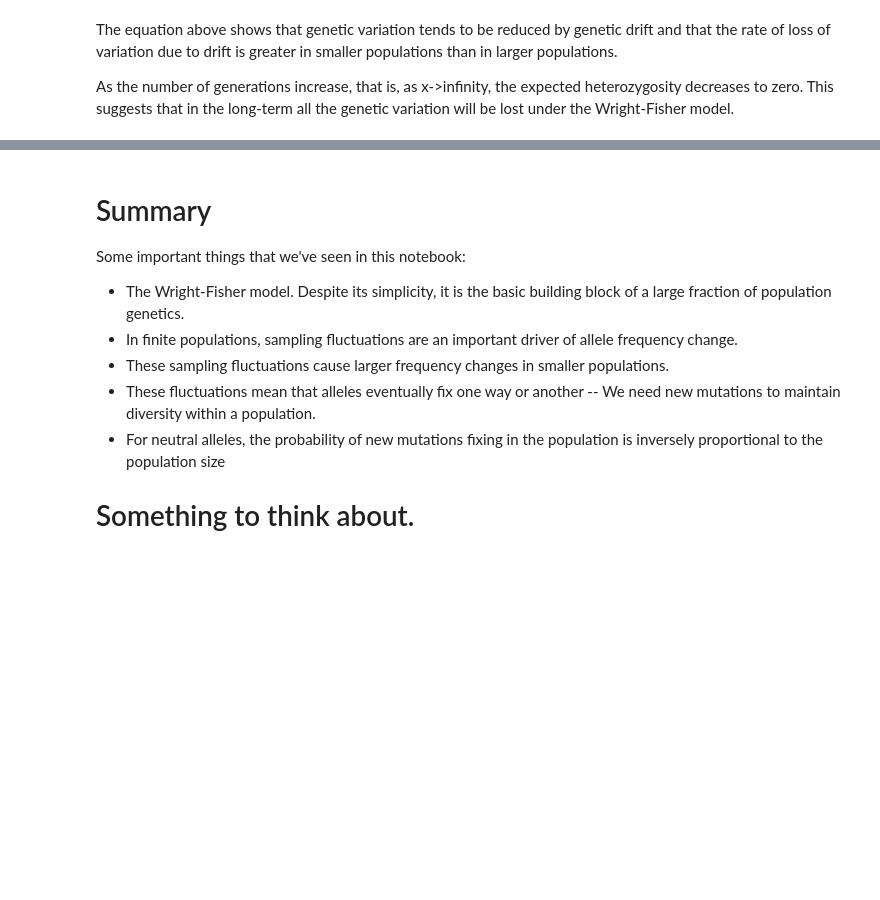
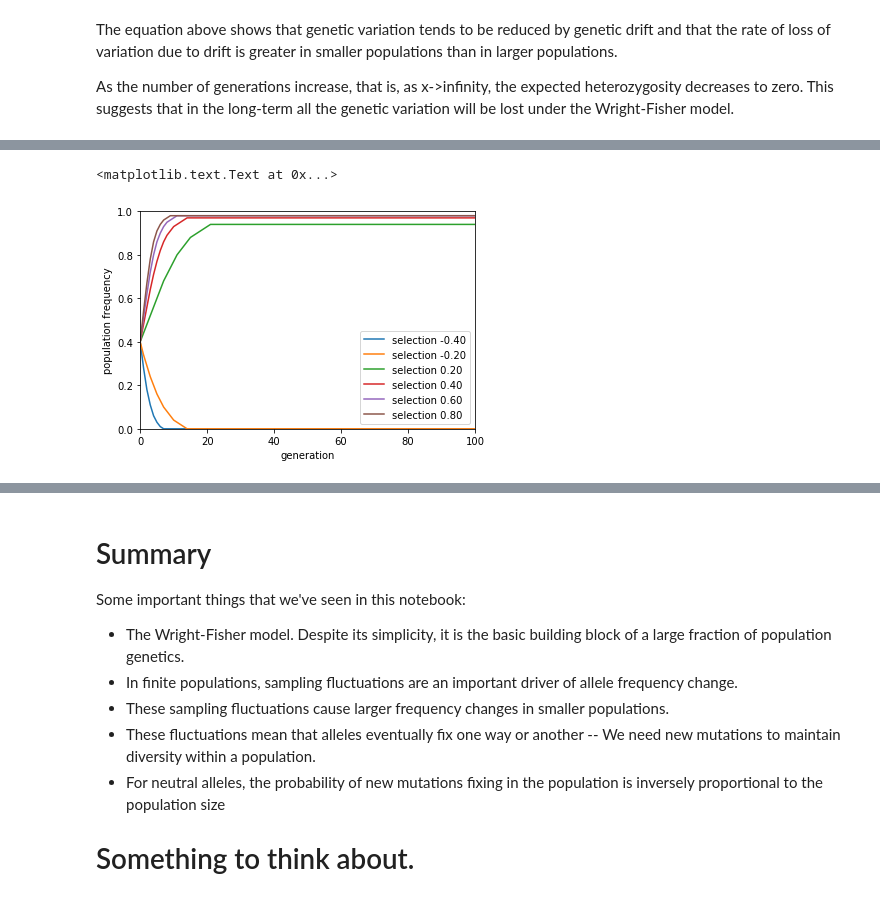
Before and after one commit to Dyex719/GSOC-C3G, a Jupyter notebook: Submission.ipynb, the cells around one changed output, grey strips where cells are left out. Drawn from its saved outputs; the diff is of its cells as text; code cells hidden in the pictures; blank space fills up the shorter version.

Commit message:
Added effect of Selection

```diff
--- a/Submission.ipynb
+++ b/Submission.ipynb
@@ -723,0 +745,65 @@ As the number of generations increase, that is, as x->infinity, the expected het
+# %%
+p0   = 0.4  # initial proportion of "1" alleles
+nInd = 100 # initial population size (number of individuals)
+
+# Initialize a population of length nInd with only 0 alleles.
+initial_population = np.zeros(nInd)
+
+# Set the first p0*nInd alleles to 1.
+p1 = int(p0*nInd)
+for i in range(p1):
+    initial_population[i] = 1
+
+# For added realism, shuffle the population so that the ones are distributed across the sample.
+# You can use np.random.shuffle to do this.
+np.random.shuffle(initial_population)
+
+def generation(pop,selection_coefficient):
+    """Takes in a list or array describing an asexual parental population.
+    Return a descendant population according to Wright-Fisher dynamics with constant size"""
+    nInd = len(pop) #number of individuals. We could use the global definition of nInd,
+    #but it's better to use the information that is passed to the function
+
+    # Number of alleles that are '1'
+    count_alt_alleles = 0
+    for i in range(nInd):
+        if(pop[i] == 1):
+            count_alt_alleles +=1
+
+    #Assume that s is the selection coefficient for '1' alleles
+    s = selection_coefficient
+    count_allele = nInd - count_alt_alleles
+
+    # The probability is calculated from the above formula
+    prob = (count_alt_alleles*(1+s))/(count_alt_alleles*(1+s)+count_allele)
+
+    # Generating the offspring in accordance to selection
+    num_alt_alleles = int(nInd*prob)
+    new_pop = np.zeros(nInd)
+    for i in range(num_alt_alleles):
+        new_pop[i] = 1
+
+    #Shuffling for adding realism
+    np.random.shuffle(new_pop)
+    return new_pop
+
+selection = [-0.4,-0.2,0.2,0.4,0.6,0.8]
+for s in selection:
+    nGen = 100  # number of generations to simulate
+    history = [initial_population]  # a container list for our simulations. It will contain the population
+                                    # state after generations 0 to nGen
+    for i in range(nGen):
+        # evolve the population for one generation, and append the result to history.
+        history.append(generation(history[i],s))
+    history = np.array(history)  # convert the list into an array for convenient manipulation later on
+    freqs = [np.mean(history[i]) for i in range(len(history))]
+    plt.plot(freqs,label="selection %.2f"% (s))
+
+
+plt.legend()
+plt.axis([0, 100, 0, 1]);#define the plotting range
+plt.xlabel("generation")
+plt.ylabel("population frequency")
+# %% [output]
+<matplotlib.text.Text at 0x...>
+[figure, added]
```
Also changed, not shown: parts of 21 cells of this notebook, 3 other files.
